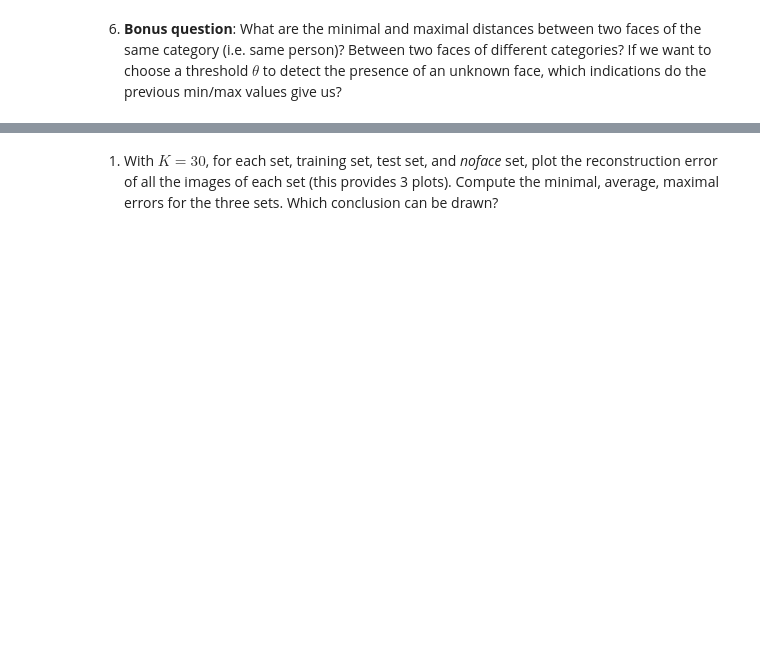
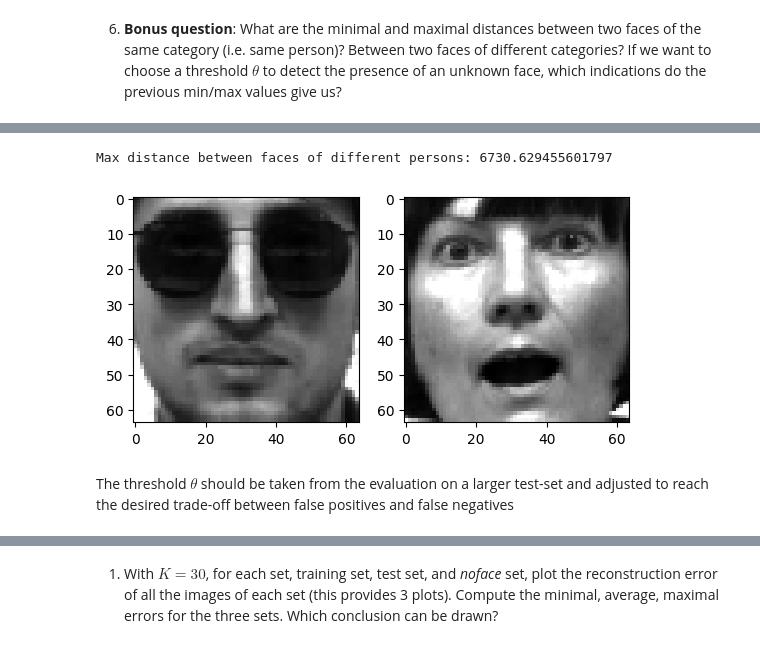
Before and after one commit to andrewerf/BIMA, a Jupyter notebook: TME9-10/TME9-10.ipynb, the cells around one changed output, grey strips where cells are left out. Cells and saved outputs as stored; diff of their text form; code cells hidden in the pictures; blank space fills up the shorter version.

```diff
--- a/TME9-10/TME9-10.ipynb
+++ b/TME9-10/TME9-10.ipynb
@@ -414,3 +481,24 @@ D = calculMatDist(X_train, X_test, U, 30)
+# %%
+max_outside = 0
+max_outside_idx = [0, 0]
+for i in range(D.shape[0]):
+    for j in range(i, D.shape[1]):
+        d = D[i, j]
+        if d > max_outside:
+            max_outside_idx = [i, j]
+            max_outside = d
+# %%
+print(f'Max distance between faces of different persons: {max_outside}')
+plt.subplot(1, 2, 1)
+imshow_face(X_train[:, max_outside_idx[0]])
+plt.subplot(1, 2, 2)
+imshow_face(X_train[:, max_outside_idx[1]])
+plt.show()
+# %% [output]
+Max distance between faces of different persons: 6730.629455601797
+[figure, added]
+# %% [markdown]
+The threshold $\theta$ should be taken from the evaluation on a larger test-set and adjusted to reach the desired trade-off between false positives and false negatives
 # %% [markdown]
 # Exercise 5: face/non-face classification
 
```
Also changed, not shown: parts of 12 cells of this notebook.
